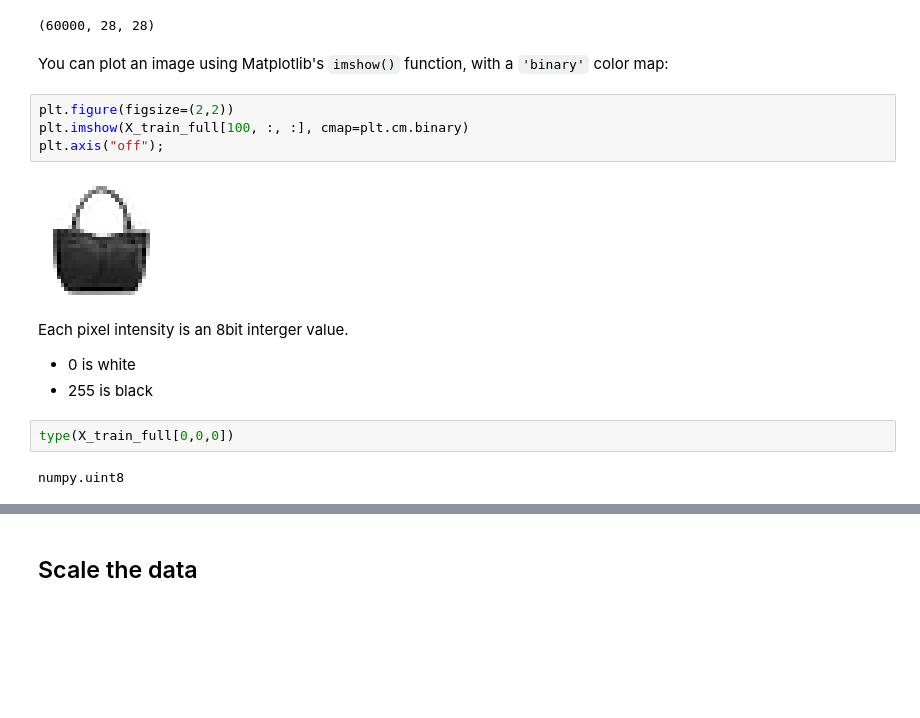
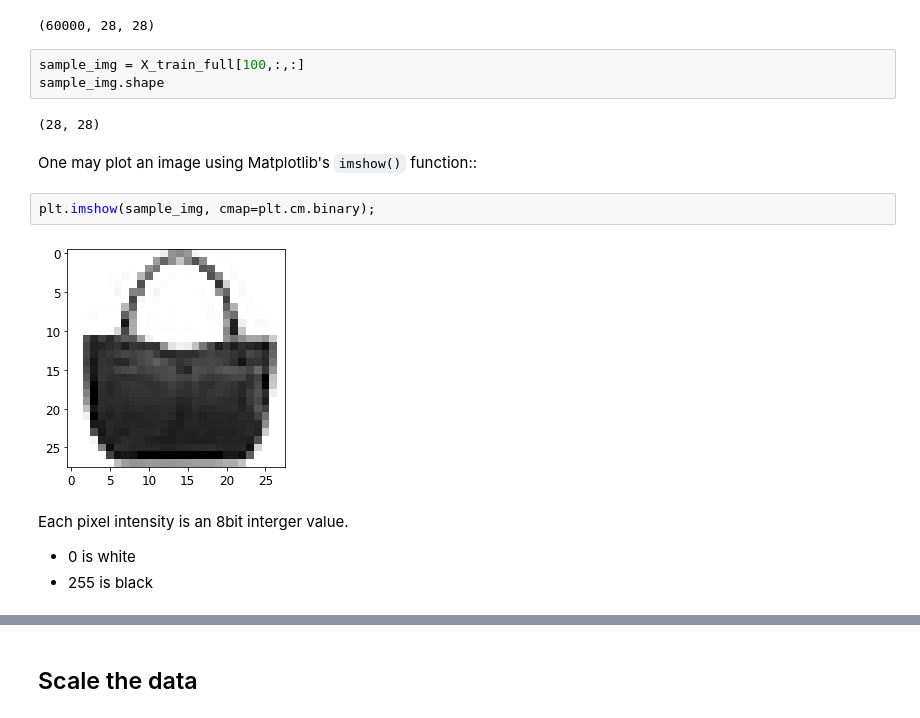
Before and after one commit to munich-ml/MLPy2021, a Jupyter notebook: 31_fMNIST_classifier_keras.ipynb, the cells around one changed output, grey strips where cells are left out. Cells and saved outputs as stored; diff of their text form; blank space fills up the shorter version.

```diff
--- a/31_fMNIST_classifier_keras.ipynb
+++ b/31_fMNIST_classifier_keras.ipynb
@@ -109,20 +124,18 @@ The training set contains 60,000 grayscale images, each 28x28 pixels:
 X_train_full.shape
 # %% [output]
 (60000, 28, 28)
+# %%
+sample_img = X_train_full[100,:,:]
+sample_img.shape
+# %% [output]
+(28, 28)
 # %% [markdown]
-You can plot an image using Matplotlib's `imshow()` function, with a `'binary'`
- color map:
+One may plot an image using Matplotlib's `imshow()` function::
 # %%
-plt.figure(figsize=(2,2))
-plt.imshow(X_train_full[100, :, :], cmap=plt.cm.binary)
-plt.axis("off");
+plt.imshow(sample_img, cmap=plt.cm.binary);
 # %% [output]
-[figure, old version]
+[figure, new version]
 # %% [markdown]
 Each pixel intensity is an 8bit interger value.
 - 0 is white
 - 255 is black
-# %%
-type(X_train_full[0,0,0])
-# %% [output]
-numpy.uint8
```
Also changed, not shown: parts of 22 cells of this notebook.
